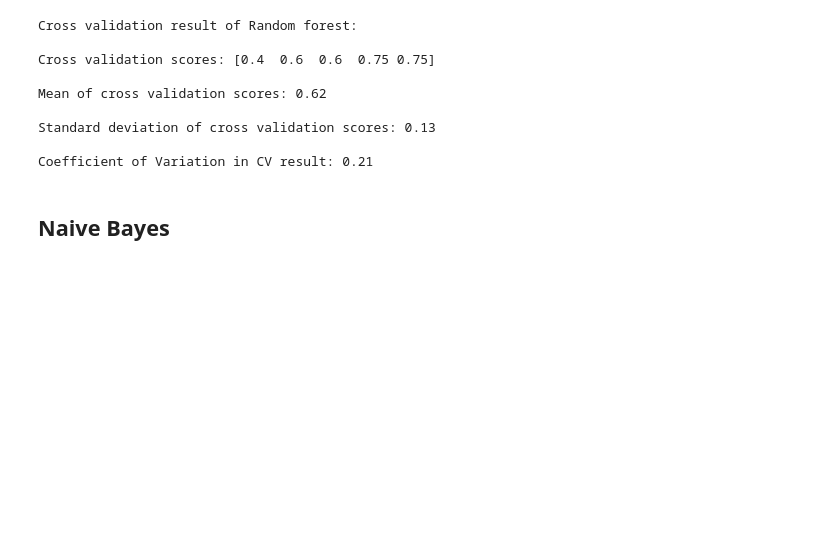
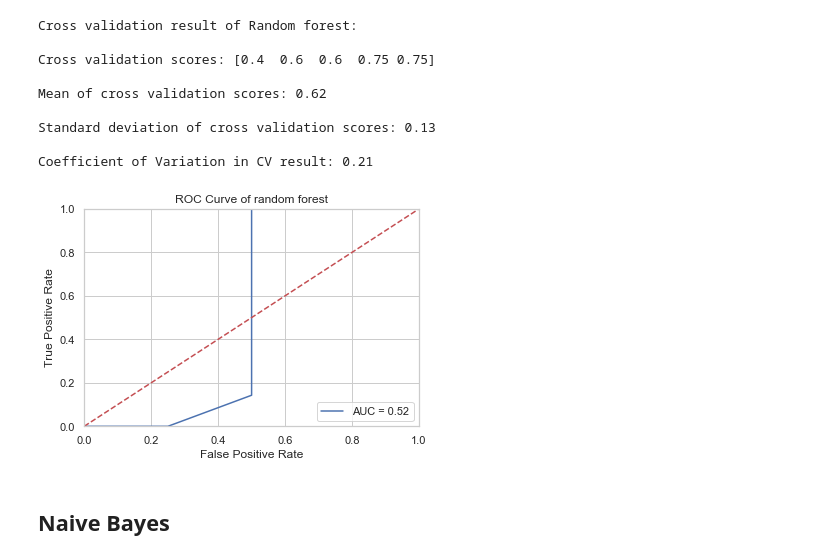
Before and after one commit to ZhenghaoXiao32/educational-process-mining, a Jupyter notebook: educational_process_mining.ipynb, the cells around one changed output. Drawn from its saved outputs; the diff is of its cells as text; code cells hidden in the pictures; blank space fills up the shorter version.

```diff
--- a/educational_process_mining.ipynb
+++ b/educational_process_mining.ipynb
@@ -1693,6 +1697,11 @@ Mean of cross validation scores: 0.62
 Standard deviation of cross validation scores: 0.13
 
 Coefficient of Variation in CV result: 0.21
+# %%
+y_scores = rfc_grid.predict_proba(X_test)
+plot_roc('random forest')
+# %% [output]
+[figure, added]
 # %% [markdown]
 ## Naive Bayes
 # %% [markdown]
```
Also changed, not shown: parts of 13 cells of this notebook.
